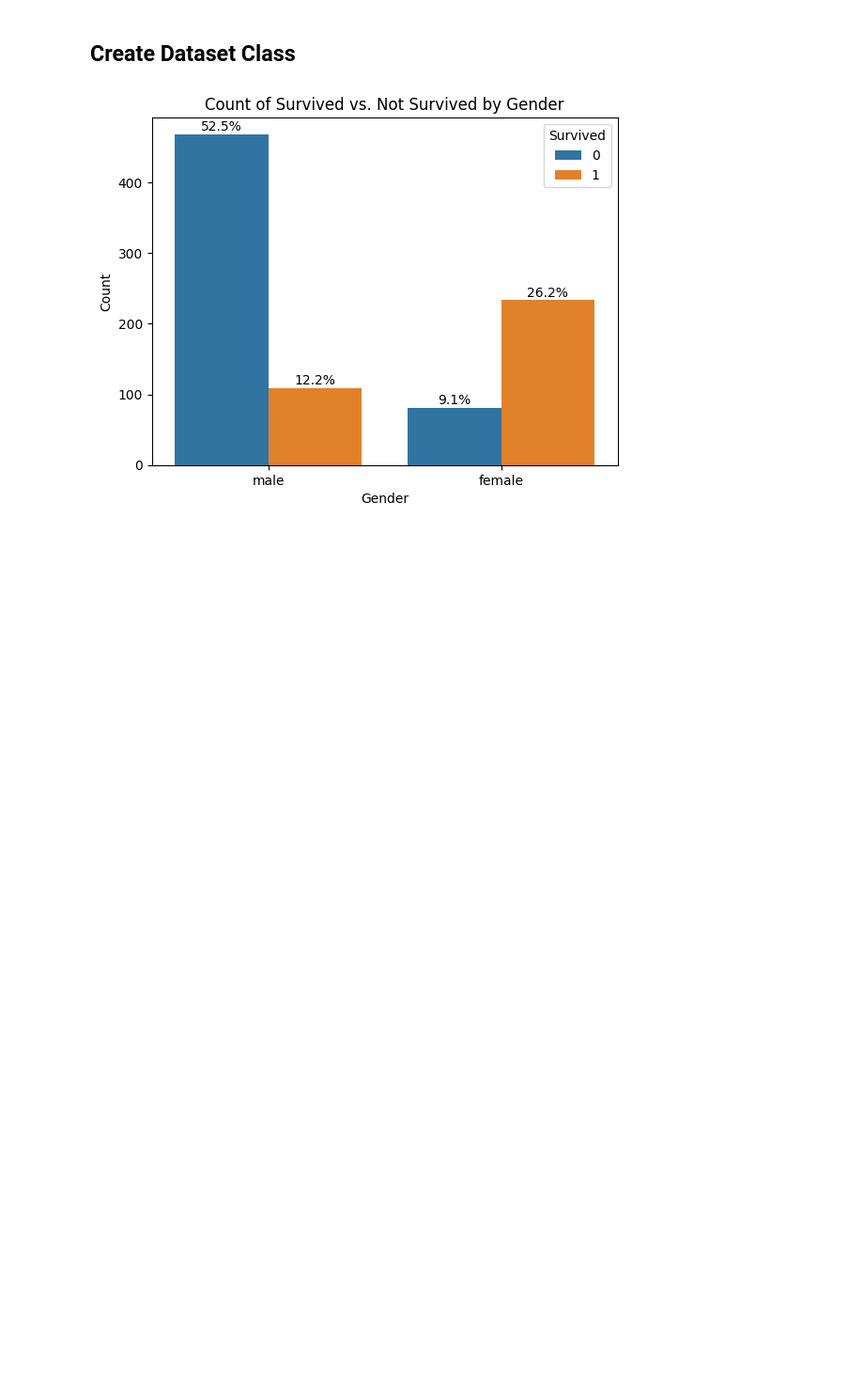
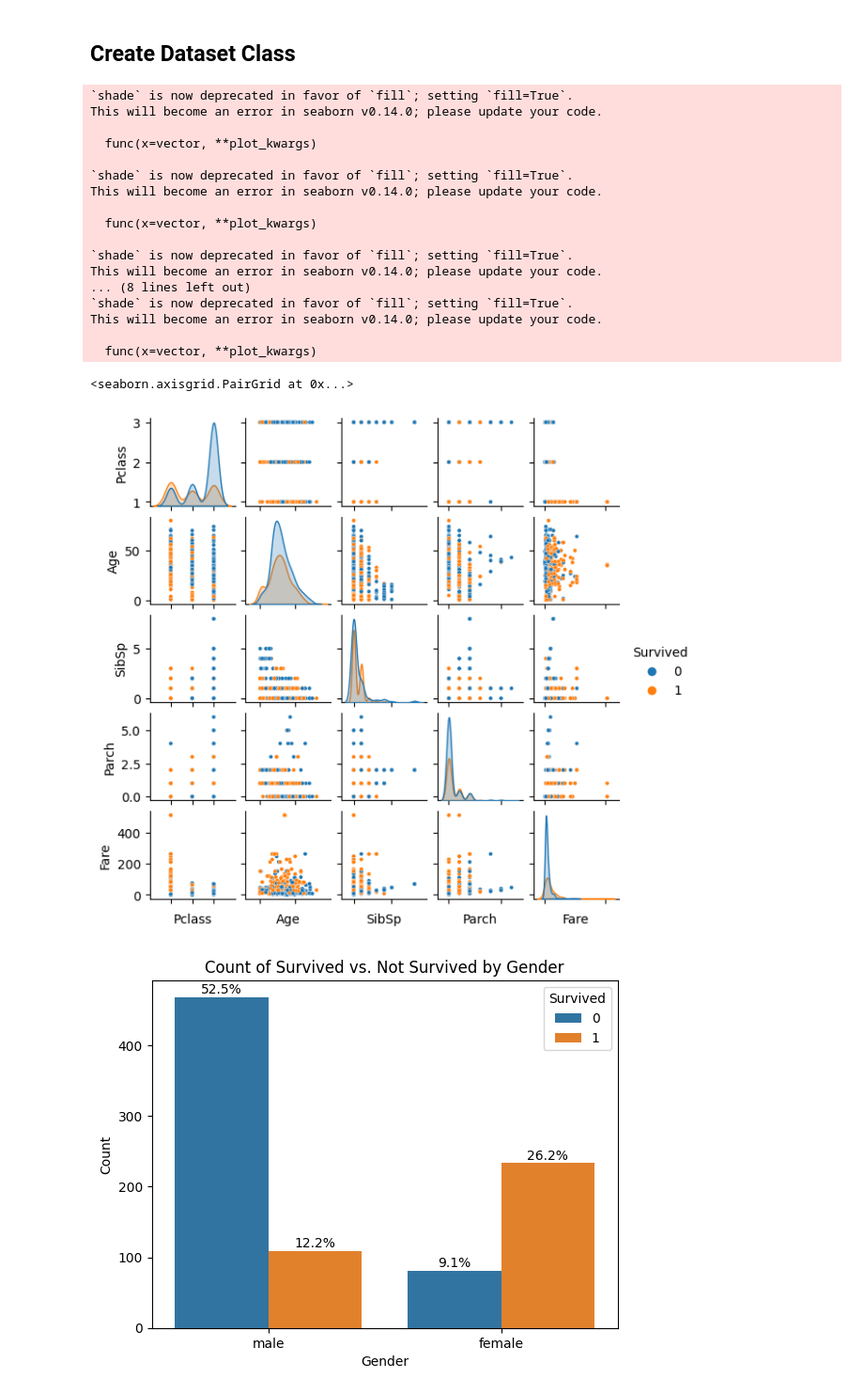
Before and after one commit to Shivanshu10/Pytorch-Tutorial, a Jupyter notebook: titanic.ipynb, the cells around one changed output. Shown at 94% size. Saved outputs shown, nothing was run; the diff lists cells and outputs as text; code cells hidden in the pictures; blank space fills up the shorter version.

```diff
--- a/titanic.ipynb
+++ b/titanic.ipynb
@@ -138,6 +139,30 @@ Column: Fare
 Outliers: 116
 # %% [markdown]
 ## Create Dataset Class
+# %%
+g = sns.pairplot(data=train_df, hue='Survived',
+                 size=1.2, diag_kind = 'kde',diag_kws=dict(shade=True),plot_kws=dict(s=10) )
+g.set(xticklabels=[])
+# %% [output]
+`shade` is now deprecated in favor of `fill`; setting `fill=True`.
+This will become an error in seaborn v0.14.0; please update your code.
+
+  func(x=vector, **plot_kwargs)
+
+`shade` is now deprecated in favor of `fill`; setting `fill=True`.
+This will become an error in seaborn v0.14.0; please update your code.
+
+  func(x=vector, **plot_kwargs)
+
+`shade` is now deprecated in favor of `fill`; setting `fill=True`.
+This will become an error in seaborn v0.14.0; please update your code.
+... (8 lines left out)
+`shade` is now deprecated in favor of `fill`; setting `fill=True`.
+This will become an error in seaborn v0.14.0; please update your code.
+
+  func(x=vector, **plot_kwargs)
+<seaborn.axisgrid.PairGrid at 0x...>
+[figure, added]
 # %%
 sns.countplot(x='Sex', hue='Survived', data=train_df)
 
```
Also changed, not shown: parts of 17 cells of this notebook.
